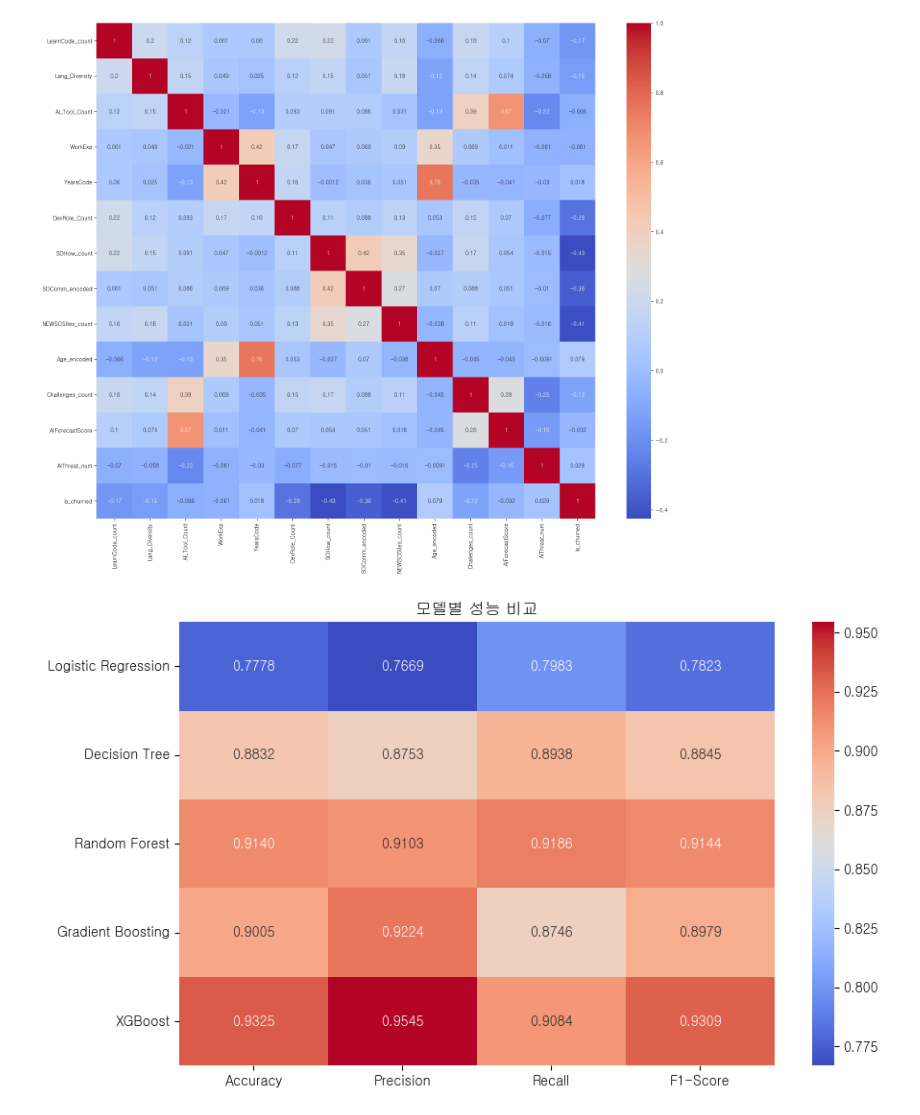
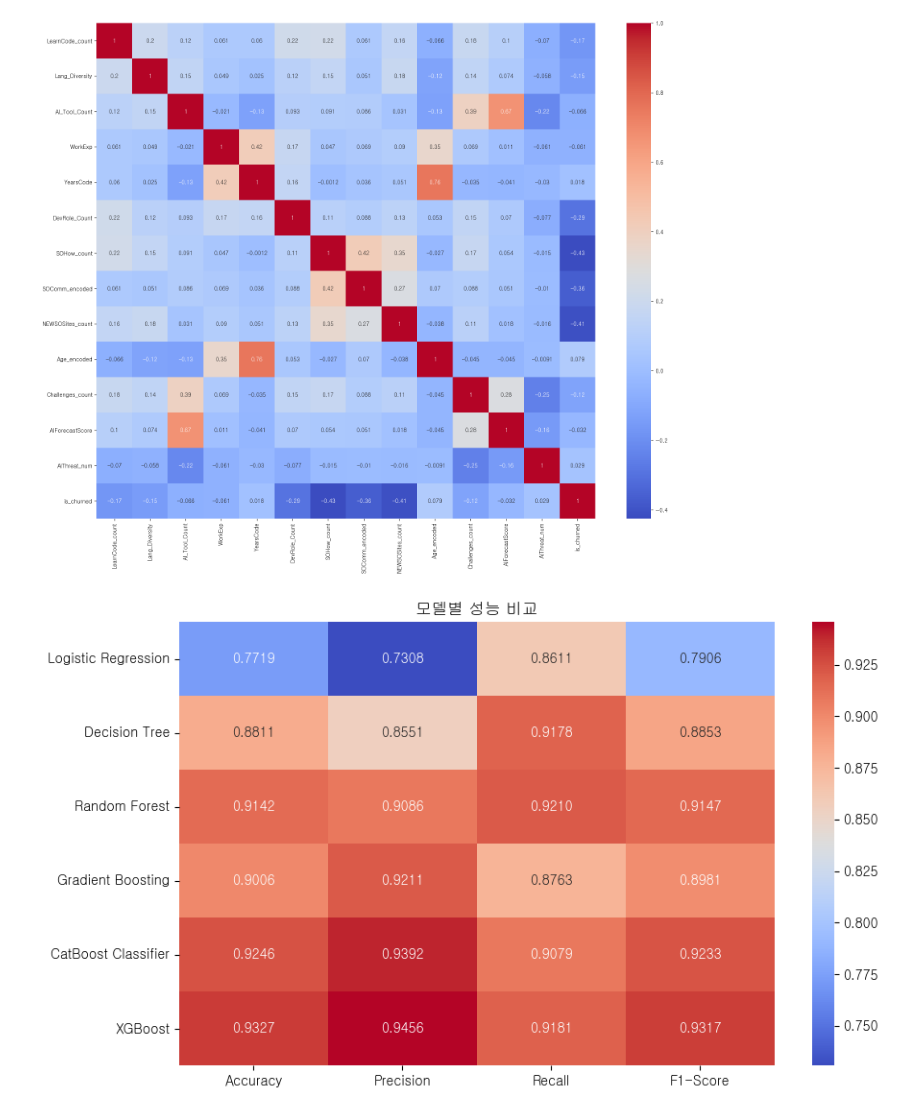
Before and after one commit to SKNETWORKS-FAMILY-AICAMP/SKN17-2nd-1Team, a Jupyter notebook: preprocess_scaler.ipynb, the cells around one changed output. Saved outputs shown, nothing was run; the diff lists cells and outputs as text; code cells hidden in the pictures.

Commit message:
preprocess_scaler CatBoost 추가

```diff
--- a/preprocess_scaler.ipynb
+++ b/preprocess_scaler.ipynb
@@ -80,6 +80,7 @@ X_train, X_test, y_train, y_test = train_test_split(X_scaled, y, stratify=y, ran
 # def
 ---
 # %%
+model_y_pred = {}
 # 모델 학습 및 성능 출력
 def train_and_evaluate(model, X_train, y_train, X_test, y_test, threshold=None):
     # 모델 학습
@@ -112,7 +113,7 @@ def train_and_evaluate(model, X_train, y_train, X_test, y_test, threshold=None):
     print("✅ F1 Score:", f1_score(y_test, y_pred, zero_division=0))
     print("\n📊 혼동 행렬 (Confusion Matrix):\n", confusion_matrix(y_test, y_pred))
     print("\n📋 분류 리포트 (Classification Report):\n", classification_report(y_test, y_pred))
-
+    model_y_pred[model.__class__.__name__] = y_pred
     # return best_thr, y_pred
 # %%
 # 모델 시각화
@@ -336,0 +341,7 @@ weighted avg       0.88      0.88      0.88     27782
+# %%
+from catboost import CatBoostClassifier
+print('CatBoostClassifier:')
+cb_clf = CatBoostClassifier(iterations=300, depth=6, learning_rate=0.05,
+                           loss_function='Logloss', eval_metric='AUC',
+                           random_seed=42, verbose=False)
+train_and_evaluate(cb_clf, X_train, y_train, X_test, y_test)
@@ -371,36 +400,37 @@ from sklearn.metrics import accuracy_score, precision_score, recall_score, f1_sc
 
 # 각 모델의 예측 결과를 저장할 딕셔너리
 results = {}
 
 # 평가할 모델 리스트
 models = {
     "Logistic Regression": logreg,
     "Decision Tree": clf_tree,
     "Random Forest": rf_clf,
     "Gradient Boosting": gbm,
+    "CatBoost Classifier": cb_clf,
     "XGBoost": xgb
 }
 
-# 최적 임계값을 다시 계산하거나, 이전에 찾은 값을 사용
+# 이전에 찾은 임계값을 사용
 for name, model in models.items():
-    y_pred = model.predict(X_test)
+    y_pred = model_y_pred[model.__class__.__name__]
     results[name] = {
         "Accuracy": accuracy_score(y_test, y_pred),
         "Precision": precision_score(y_test, y_pred),
         "Recall": recall_score(y_test, y_pred),
         "F1-Score": f1_score(y_test, y_pred)
     }
 
 # 결과를 DataFrame으로 변환
 results_df = pd.DataFrame(results).T
 
 # 히트맵 시각화
 plt.figure(figsize=(10, 6))
 sns.heatmap(results_df, annot=True, cmap='coolwarm', fmt='.4f')
 plt.title('모델별 성능 비교', fontsize=12)
 plt.show()
 # %% [output]
-[figure, old version]
+[figure, new version]
 # %%
 from sklearn.metrics import precision_recall_curve
 
```
Also changed, not shown: parts of 5 cells of this notebook.
